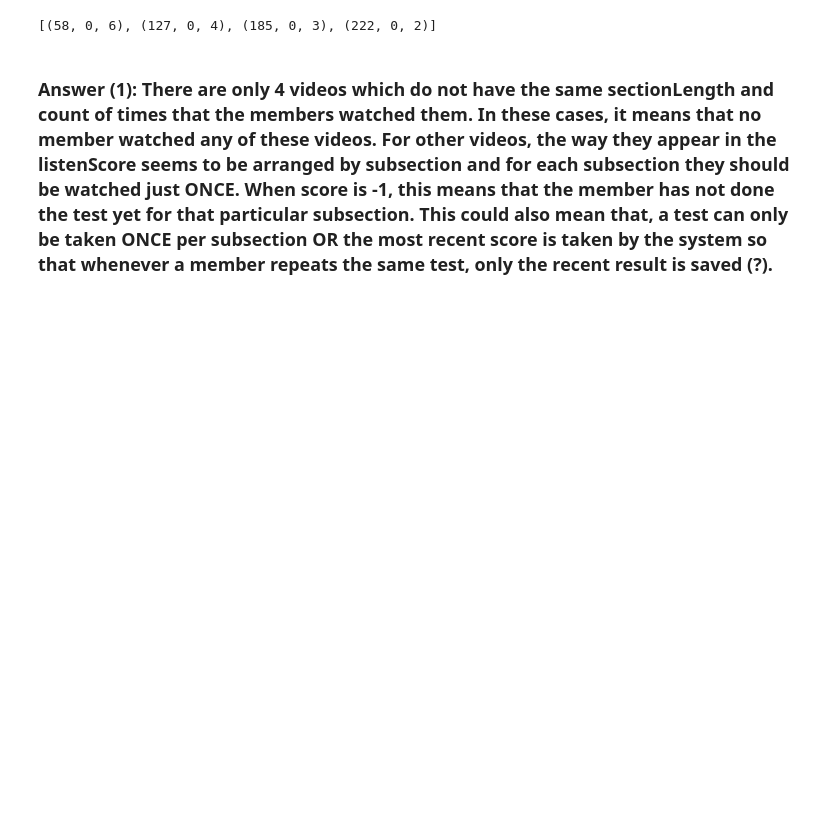
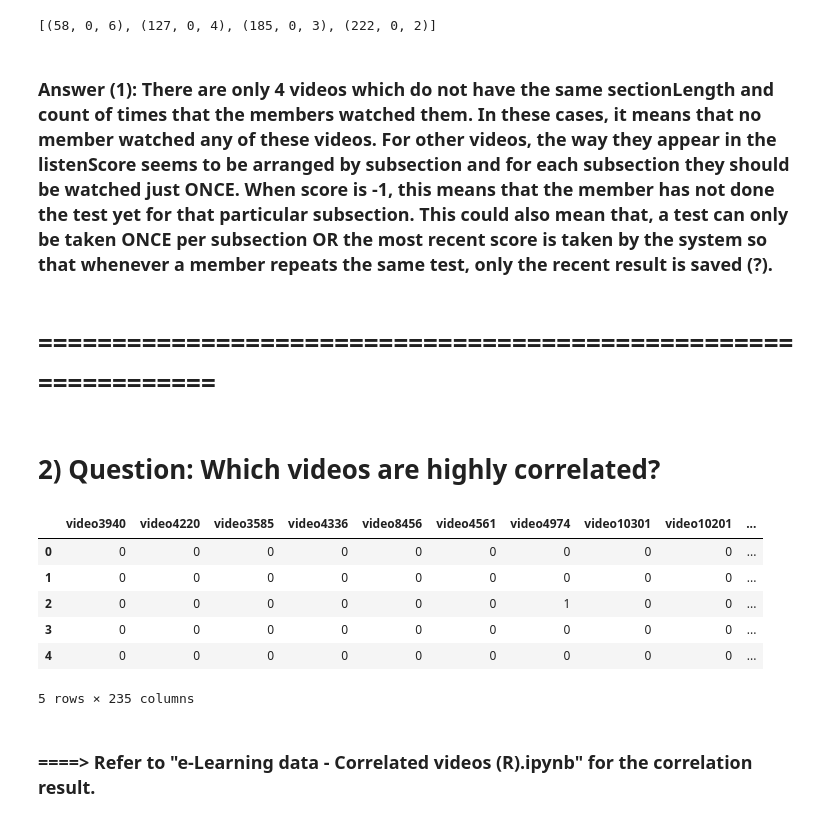
Before and after one commit to RoblesCoulter/Hopenglish_DM_Analysis, a Jupyter notebook: Ros/e-Learning data.ipynb, the cells around one changed output. Saved outputs shown, nothing was run; the diff lists cells and outputs as text; code cells hidden in the pictures; blank space fills up the shorter version.

Commit message:
Continue data exploration

```diff
--- a/Ros/e-Learning data.ipynb
+++ b/Ros/e-Learning data.ipynb
@@ -573,3 +573,7 @@ notequal
 [(58, 0, 6), (127, 0, 4), (185, 0, 3), (222, 0, 2)]
 # %% [markdown]
 ### Answer (1): There are only 4 videos which do not have the same sectionLength and count of times  that the members watched them. In these cases, it means that  no member  watched any of these videos. For other videos, the way they appear in the listenScore seems to be arranged by subsection and for each subsection they should be watched just ONCE. When score is -1, this means that the member has not done the test yet for that particular subsection. This could also mean that, a test can only be taken ONCE per subsection OR the most recent score is taken by the system so that whenever a member repeats the same test,  only the recent result is saved (?).
+# %% [markdown]
+# ===============================================================
+# %% [markdown]
+# 2) Question: Which videos are highly correlated?
@@ -575,0 +816,46 @@ notequal
+# %%
+corrDF = sb1[[
+'video3940','video4220','video3585','video4336','video8456','video4561','video4974',
+'video10301','video10201','video10459','video10249','video13498','video3791','video5085',
+'video5845','video10589','video12951','video7130','video9751','video11700','video12318',
+'video12605','video12675','video3649','video3711','video4215','video6781','video9769',
+'video10177','video12669','video12912','video14292','video14708','video3693','video4200',
+'video4332','video4424','video4802','video5194','video5895','video8457','video8545',
+'video8918','video9625','video9850','video10023','video10455','video10457','video10535',
+'video10568','video12129','video12134','video12597','video12603','video12943','video13002',
+'video13300','video13388','video14710','video14712','video2093','video3589','video3913',
+'video4013','video4163','video4968','video5797','video8701','video8717','video9578',
+'video9626','video10073','video10074','video10250','video10257','video10308','video10537',
+'video10543','video10570','video11385','video11399','video11429','video11580','video11695',
+'video12060','video12671','video12673','video12910','video13564','video13574','video13703',
+'video13724','video13726','video14208','video14393','video14707','video3762','video4522',
+'video7184','video8199','video8859','video9091','video9582','video9584','video10021',
+'video10303','video10540','video10565','video11406','video11618','video11621','video11857',
+'video12062','video12222','video12593','video12667','video12947','video12984','video12986',
+'video13004','video13290','video13292','video13705','video13731','video14033','video14293',
+'video14294','video14709','video50','video5186','video5433','video5793','video6061',
+'video6151','video6460','video6521','video7126','video8200','video8547','video8700',
+'video8854','video8917','video8919','video9580','video9771','video9851','video9916',
+'video9918','video10019','video10020','video10026','video10546','video10858','video10860',
+'video11628','video11630','video11698','video11859','video11861','video12127','video12220',
+'video12224','video12311','video12908','video12949','video13010','video13102','video13103',
+'video13104','video13185','video13296','video13302','video13392','video13500','video13506',
+'video13568','video13570','video13572','video13701','video13722','video14028','video14193',
+'video14194','video14391','video14392','video14807','video4457','video5806','video5881',
+'video6420','video8441','video8699','video8860','video9092','video9097','video9770',
+'video10022','video10573','video11389','video11863','video12216','video12218','video12312',
+'video12316','video12594','video12601','video13183','video13187','video13188','video13294',
+'video13298','video13390','video13394','video13507','video13566','video13729','video13736',
+'video14026','video14031','video14192','video14394','video14706','video15055','video4165',
+'video5021','video10564','video10586','video11387','video11624','video11853','video11855',
+'video12214','video12665','video12740','video13354']]
+# %%
+corrDF[:5]
+# %% [output]
+|  | video3940 | video4220 | video3585 | video4336 | video8456 | video4561 | video4974 | video10301 | video10201 | ... |
+| 0 | 0 | 0 | 0 | 0 | 0 | 0 | 0 | 0 | 0 | ... |
+| 1 | 0 | 0 | 0 | 0 | 0 | 0 | 0 | 0 | 0 | ... |
+| 2 | 0 | 0 | 0 | 0 | 0 | 0 | 1 | 0 | 0 | ... |
+| 3 | 0 | 0 | 0 | 0 | 0 | 0 | 0 | 0 | 0 | ... |
+| 4 | 0 | 0 | 0 | 0 | 0 | 0 | 0 | 0 | 0 | ... |
+5 rows × 235 columns
@@ -575,0 +864,2 @@ notequal
+# %% [markdown]
+### ====> Refer to "e-Learning data - Correlated videos (R).ipynb" for the correlation result.
```
Also changed, not shown: parts of 7 cells of this notebook, 2 other files.
